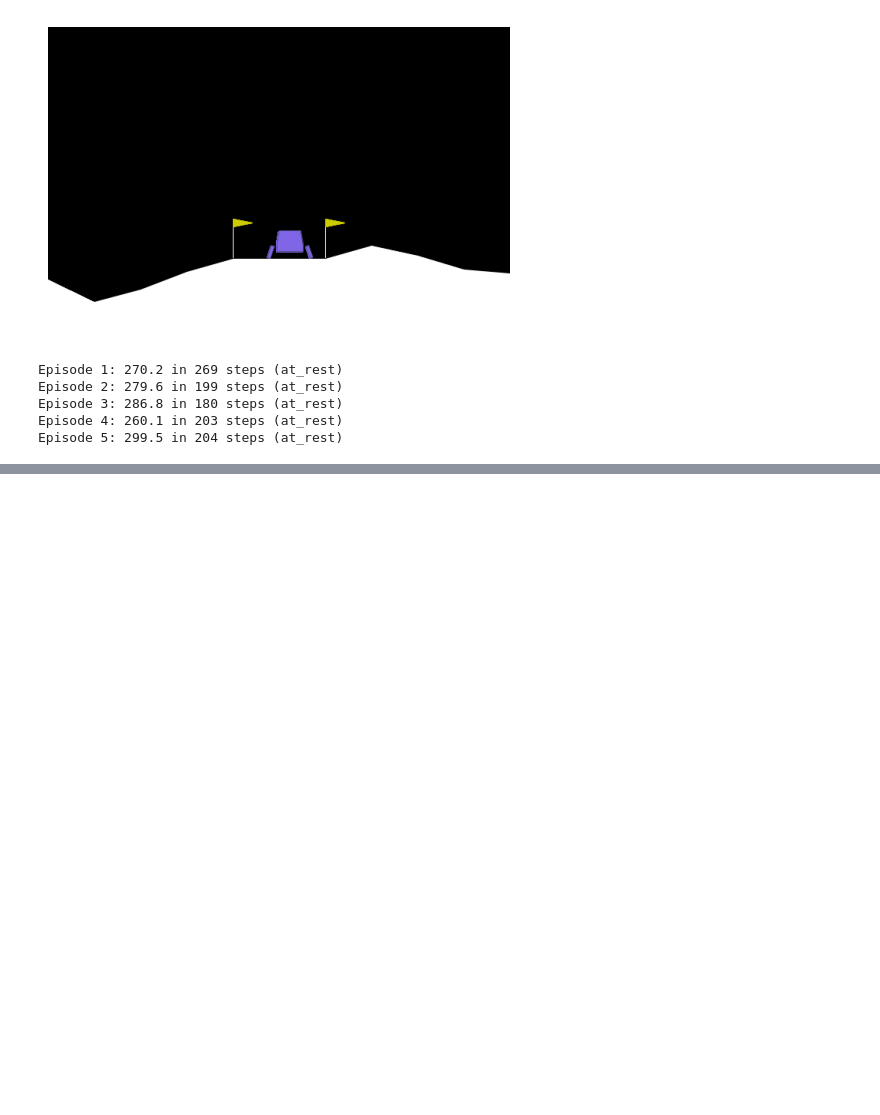
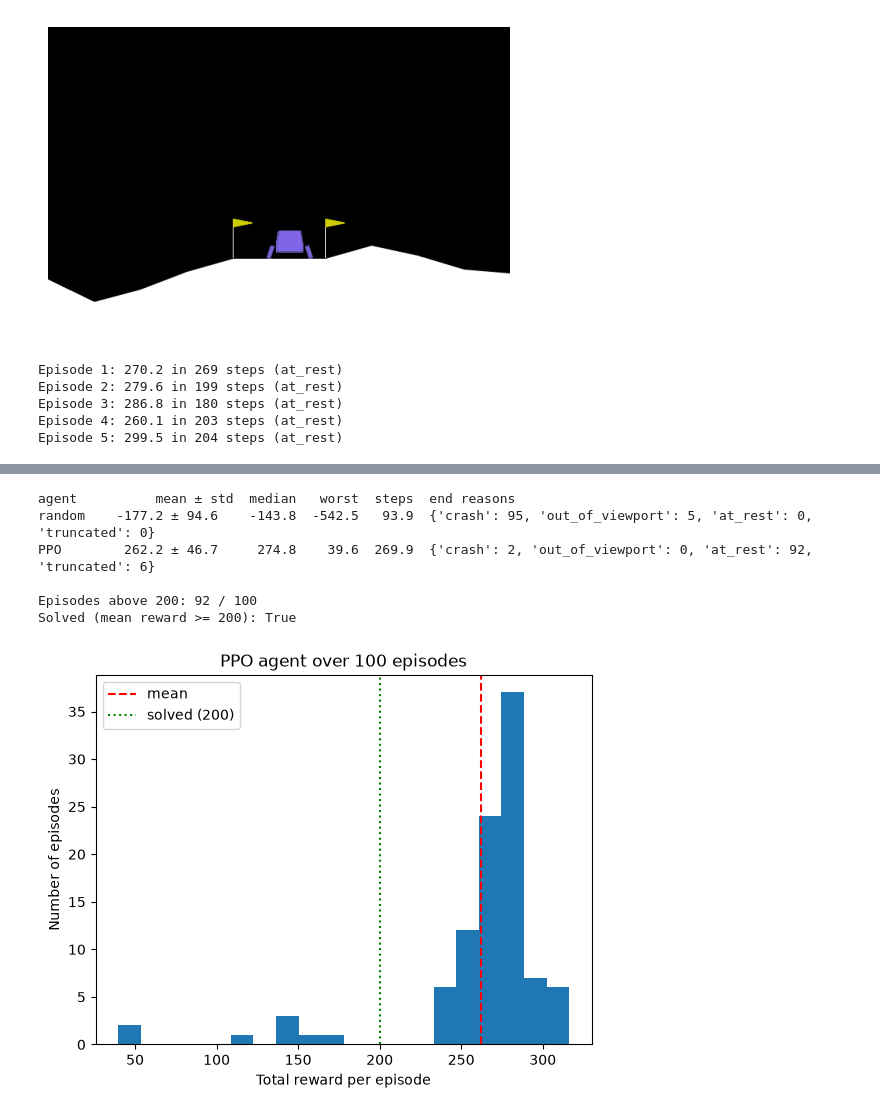
Before and after one commit to louispouillet/starttrek, a Jupyter notebook: ppo.ipynb, the cells around one changed output, grey strips where cells are left out. Cells and saved outputs as stored; diff of their text form; code cells hidden in the pictures; blank space fills up the shorter version.

Commit message:
feat(ppo): add final evaluation and results over several seeds

```diff
--- a/ppo.ipynb
+++ b/ppo.ipynb
@@ -1304,0 +1323,37 @@ Episode 5: 299.5 in 204 steps (at_rest)
+# %%
+FINAL_EVALUATION_SEED = 1_000
+
+
+def evaluate_saved_model(*, path: Path, n_episodes: int, seed: int) -> list[EpisodeResult]:
+    env = gym.make(ENV_ID)
+    env.reset(seed=seed)
+    return evaluate(env=env, agent=make_greedy_agent(actor=load_ppo_actor(path=path)), n_episodes=n_episodes)
+
+
+def print_summary_row(*, name: str, results: list[EpisodeResult]) -> None:
+    summary = summarize_results(results=results)
+    rewards = [result.total_reward for result in results]
+    print(
+        f"{name:<8}{summary.mean_reward:>8.1f} ± {summary.std_reward:<6.1f}{np.median(rewards):>8.1f}"
+        f"{min(rewards):>8.1f}{summary.mean_steps:>7.1f}  {summary.end_reasons}"
+    )
+
+
+final_results = evaluate_saved_model(path=MODEL_PATH, n_episodes=N_EVAL_EPISODES, seed=FINAL_EVALUATION_SEED)
+final_summary = summarize_results(results=final_results)
+
+print(f"{'agent':<8}{'mean ± std':>17}{'median':>8}{'worst':>8}{'steps':>7}  end reasons")
+print_summary_row(name="random", results=baseline_results)
+print_summary_row(name="PPO", results=final_results)
+print(f"\nEpisodes above {SOLVED_THRESHOLD:.0f}: {sum(result.total_reward >= SOLVED_THRESHOLD for result in final_results)} / {N_EVAL_EPISODES}")
+print(f"Solved (mean reward >= {SOLVED_THRESHOLD:.0f}): {final_summary.mean_reward >= SOLVED_THRESHOLD}")
+
+plot_reward_distribution(results=final_results, title="PPO agent over 100 episodes")
+# %% [output]
+agent          mean ± std  median   worst  steps  end reasons
+random    -177.2 ± 94.6    -143.8  -542.5   93.9  {'crash': 95, 'out_of_viewport': 5, 'at_rest': 0, 'truncated': 0}
+PPO        262.2 ± 46.7     274.8    39.6  269.9  {'crash': 2, 'out_of_viewport': 0, 'at_rest': 92, 'truncated': 6}
+
+Episodes above 200: 92 / 100
+Solved (mean reward >= 200): True
+[figure, added]
```
Also changed, not shown: parts of 10 cells of this notebook.
